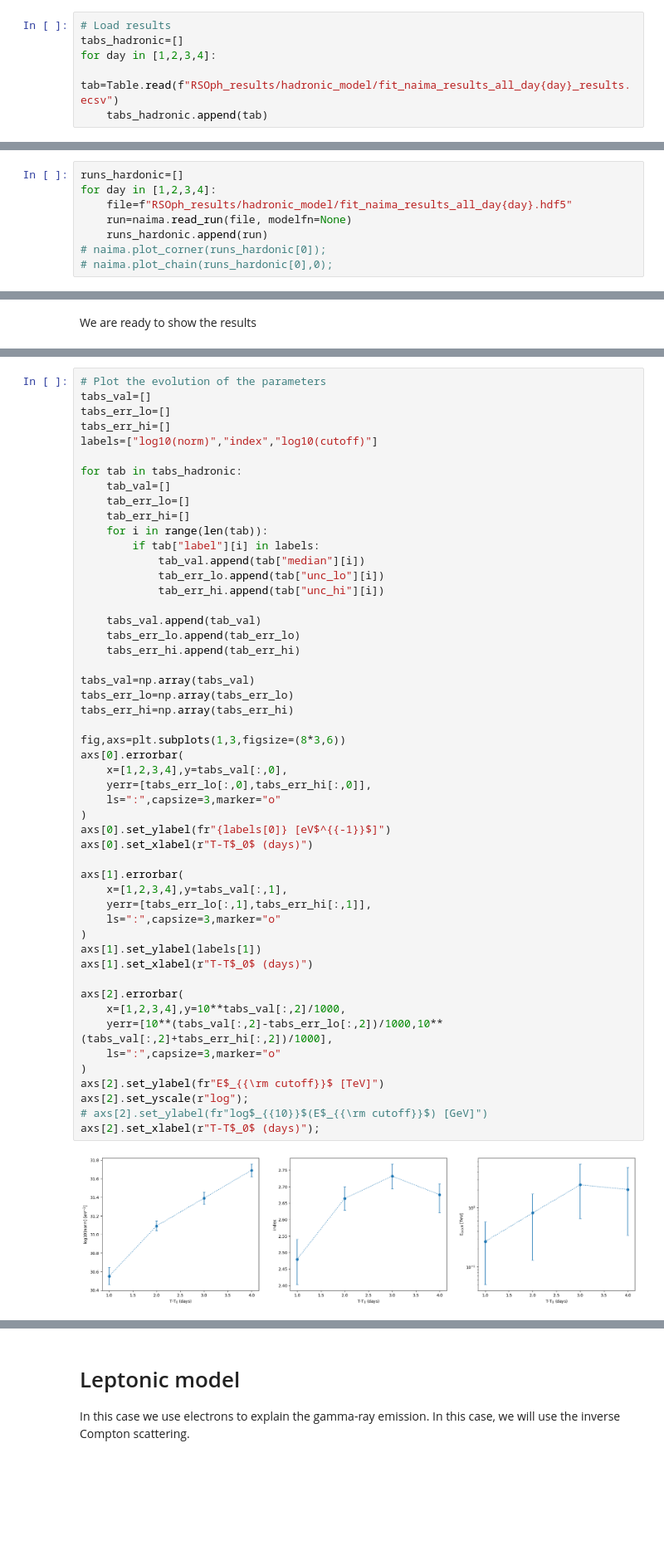
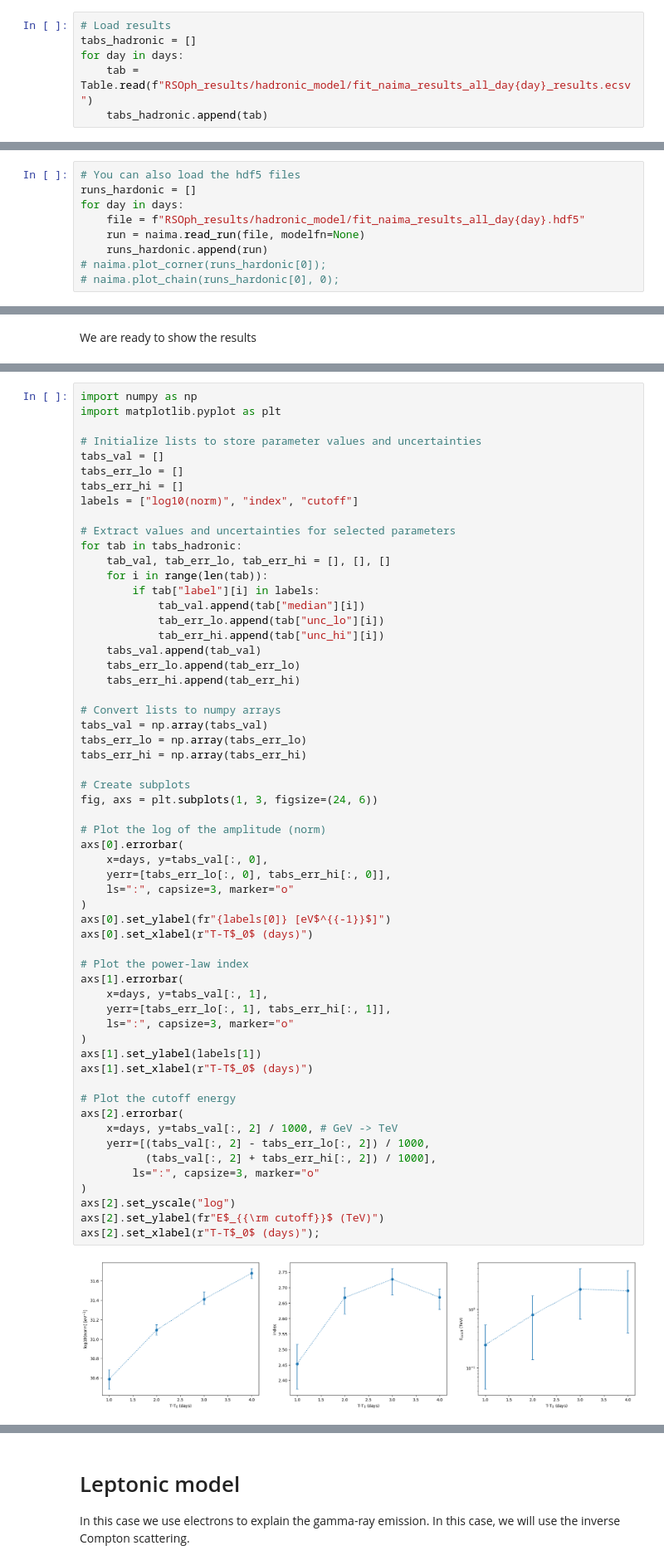
Before and after one commit to aaguasca/naima_handson, a Jupyter notebook: scripts/fit_RSOph.ipynb, the cells around one changed output, grey strips where cells are left out. Shown at 83% size. Cells and saved outputs as stored; diff of their text form; blank space fills up the shorter version.

```diff
--- a/scripts/fit_RSOph.ipynb
+++ b/scripts/fit_RSOph.ipynb
@@ -277,9 +336,9 @@ CompletedProcess(args=['python', 'RSOph_results/hadronic_model/RSOph_hadronic.py
 The script has finished. Let's see the results...
 # %%
 # Load results
-tabs_hadronic=[]
-for day in [1,2,3,4]:
-    tab=Table.read(f"RSOph_results/hadronic_model/fit_naima_results_all_day{day}_results.ecsv")
+tabs_hadronic = []
+for day in days:
+    tab = Table.read(f"RSOph_results/hadronic_model/fit_naima_results_all_day{day}_results.ecsv")
     tabs_hadronic.append(tab)
 # %% [markdown]
 Display the table with the best-fit parameter values
@@ -297,10 +356,11 @@ Table length=6
 | blob1 | nan | nan | nan |
 # %%
-runs_hardonic=[]
-for day in [1,2,3,4]:
-    file=f"RSOph_results/hadronic_model/fit_naima_results_all_day{day}.hdf5"
-    run=naima.read_run(file, modelfn=None)
+# You can also load the hdf5 files
+runs_hardonic = []
+for day in days:
+    file = f"RSOph_results/hadronic_model/fit_naima_results_all_day{day}.hdf5"
+    run = naima.read_run(file, modelfn=None)
     runs_hardonic.append(run)
 # naima.plot_corner(runs_hardonic[0]);
-# naima.plot_chain(runs_hardonic[0],0);
+# naima.plot_chain(runs_hardonic[0], 0);
 # %% [markdown]
@@ -424,53 +512,60 @@ with quantity_support():
 # %%
-# Plot the evolution of the parameters
-tabs_val=[]
-tabs_err_lo=[]
-tabs_err_hi=[]
-labels=["log10(norm)","index","log10(cutoff)"]
+import numpy as np
+import matplotlib.pyplot as plt
 
+# Initialize lists to store parameter values and uncertainties
+tabs_val = []
+tabs_err_lo = []
+tabs_err_hi = []
+labels = ["log10(norm)", "index", "cutoff"]
+
+# Extract values and uncertainties for selected parameters
 for tab in tabs_hadronic:
-    tab_val=[]
-    tab_err_lo=[]
-    tab_err_hi=[]
+    tab_val, tab_err_lo, tab_err_hi = [], [], []
     for i in range(len(tab)):
         if tab["label"][i] in labels:
             tab_val.append(tab["median"][i])
             tab_err_lo.append(tab["unc_lo"][i])
             tab_err_hi.append(tab["unc_hi"][i])
-
     tabs_val.append(tab_val)
     tabs_err_lo.append(tab_err_lo)
     tabs_err_hi.append(tab_err_hi)
 
-tabs_val=np.array(tabs_val)
-tabs_err_lo=np.array(tabs_err_lo)
-tabs_err_hi=np.array(tabs_err_hi)
+# Convert lists to numpy arrays
+tabs_val = np.array(tabs_val)
+tabs_err_lo = np.array(tabs_err_lo)
+tabs_err_hi = np.array(tabs_err_hi)
 
-fig,axs=plt.subplots(1,3,figsize=(8*3,6))
+# Create subplots
+fig, axs = plt.subplots(1, 3, figsize=(24, 6))
+
+# Plot the log of the amplitude (norm)
 axs[0].errorbar(
-    x=[1,2,3,4],y=tabs_val[:,0],
-    yerr=[tabs_err_lo[:,0],tabs_err_hi[:,0]],
-    ls=":",capsize=3,marker="o"
+    x=days, y=tabs_val[:, 0],
+    yerr=[tabs_err_lo[:, 0], tabs_err_hi[:, 0]],
+    ls=":", capsize=3, marker="o"
 )
 axs[0].set_ylabel(fr"{labels[0]} [eV$^{{-1}}$]")
 axs[0].set_xlabel(r"T-T$_0$ (days)")
 
+# Plot the power-law index
 axs[1].errorbar(
-    x=[1,2,3,4],y=tabs_val[:,1],
-    yerr=[tabs_err_lo[:,1],tabs_err_hi[:,1]],
-    ls=":",capsize=3,marker="o"
+    x=days, y=tabs_val[:, 1],
+    yerr=[tabs_err_lo[:, 1], tabs_err_hi[:, 1]],
+    ls=":", capsize=3, marker="o"
 )
 axs[1].set_ylabel(labels[1])
 axs[1].set_xlabel(r"T-T$_0$ (days)")
 
+# Plot the cutoff energy
 axs[2].errorbar(
-    x=[1,2,3,4],y=10**tabs_val[:,2]/1000,
-    yerr=[10**(tabs_val[:,2]-tabs_err_lo[:,2])/1000,10**(tabs_val[:,2]+tabs_err_hi[:,2])/1000],
-    ls=":",capsize=3,marker="o"
+    x=days, y=tabs_val[:, 2] / 1000, # GeV -> TeV
+    yerr=[(tabs_val[:, 2] - tabs_err_lo[:, 2]) / 1000,
+          (tabs_val[:, 2] + tabs_err_hi[:, 2]) / 1000],
+        ls=":", capsize=3, marker="o"
 )
-axs[2].set_ylabel(fr"E$_{{\rm cutoff}}$ [TeV]")
-axs[2].set_yscale(r"log");
-# axs[2].set_ylabel(fr"log$_{{10}}$(E$_{{\rm cutoff}}$) [GeV]")
+axs[2].set_yscale("log")
+axs[2].set_ylabel(fr"E$_{{\rm cutoff}}$ (TeV)")
 axs[2].set_xlabel(r"T-T$_0$ (days)");
 # %% [output]
-[figure, old version]
+[figure, new version]
```
Also changed, not shown: parts of 32 cells of this notebook, 8 other files.
